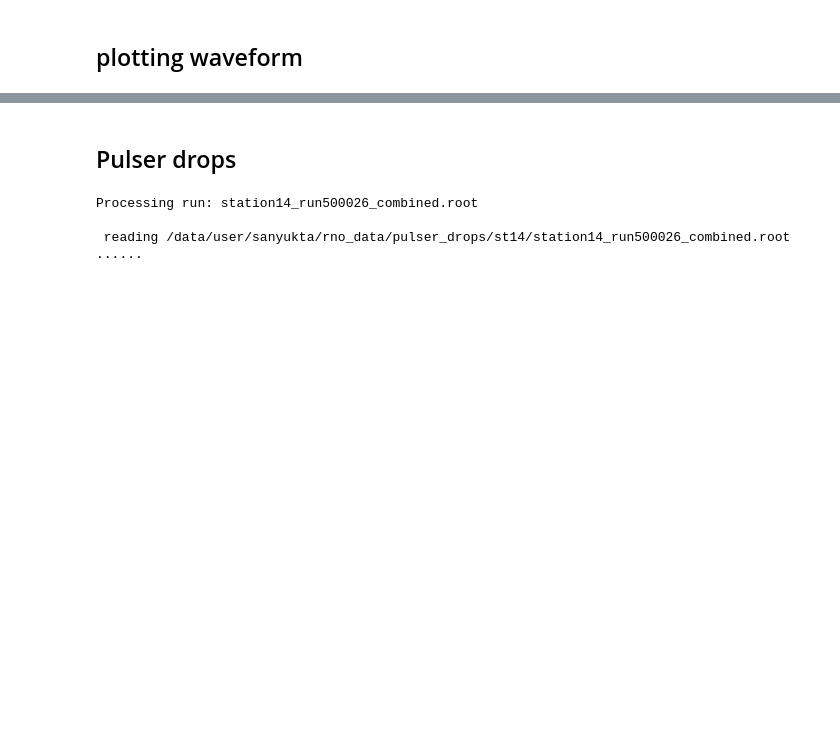
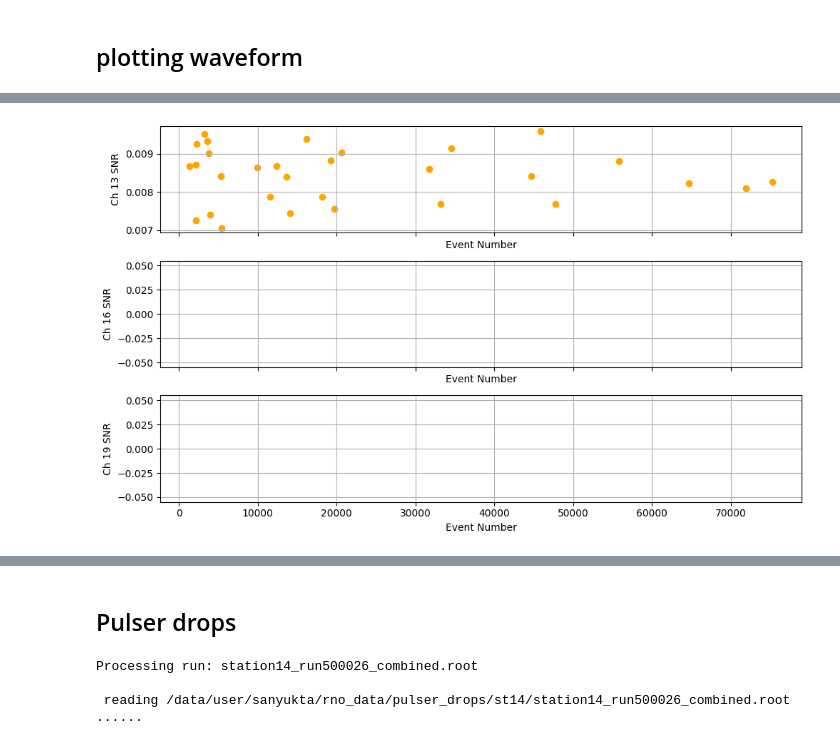
Before and after one commit to sanyukta13/rno_code, a Jupyter notebook: triboelectric/read_root.ipynb, the cells around one changed output, grey strips where cells are left out. Saved outputs shown, nothing was run; the diff lists cells and outputs as text; code cells hidden in the pictures; blank space fills up the shorter version.

```diff
--- a/triboelectric/read_root.ipynb
+++ b/triboelectric/read_root.ipynb
@@ -257,0 +212,31 @@ Plotting run: 251516
+# %%
+from NuRadioReco.utilities.fft import time2freq, freq2time, freqs
+thresh = 0.2
+snr = {}; noise = {};
+for ch in lpdas:
+    snr[ch] = {}; noise[ch] = {}
+    max_adc = [np.max(volts[runs[run_id]][eve][ch]) for eve in range(len(volts[runs[run_id]]))]
+    hw_ids = [eve_id for eve_id in range(len(events[runs[run_id]])) if np.max(volts[runs[run_id]][eve_id][ch]) > thresh]
+    for id in hw_ids:
+        trace = volts[runs[run_id]][id][ch]
+        time = times[runs[run_id]][id][ch]
+        vpk_pk = (np.max(trace) - np.min(trace))*0.5
+        noise[ch][id] = np.sqrt(np.mean(trace[:200]**2))
+        snr[ch][id] = vpk_pk / noise[ch][id]
+
+fig,ax = plt.subplots(3,1, figsize=(10,6), sharex=True)
+for i, ch in enumerate([13, 16, 19]):
+    eve_nums = [events[runs[run_id]][id] for id in snr[ch].keys()]
+    # ax[i].plot(eve_nums, list(snr[ch].values()), label=f'SNR', ls='--', color='grey')
+    # ax[i].scatter(eve_nums, list(snr[ch].values()), label=f'SNR', color='blue')
+    ax[i].scatter(eve_nums, list(noise[ch].values()), label=f'Noise', color='orange')
+    # ax[i].set_xlim(7000,)
+    ax[i].set_xlabel('Event Number')
+    ax[i].set_ylabel(f'Ch {ch} SNR')
+    ax[i].grid()
+plt.tight_layout()
+# plot the corresponding timestamps on top x-axis in ax[0]
+# ax2 = ax[0].twiny()
+# ax2.set_xlim(ax[0].get_xlim())
+# %% [output]
+[figure, added]
```
Also changed, not shown: parts of 11 cells of this notebook, 1 other file.
